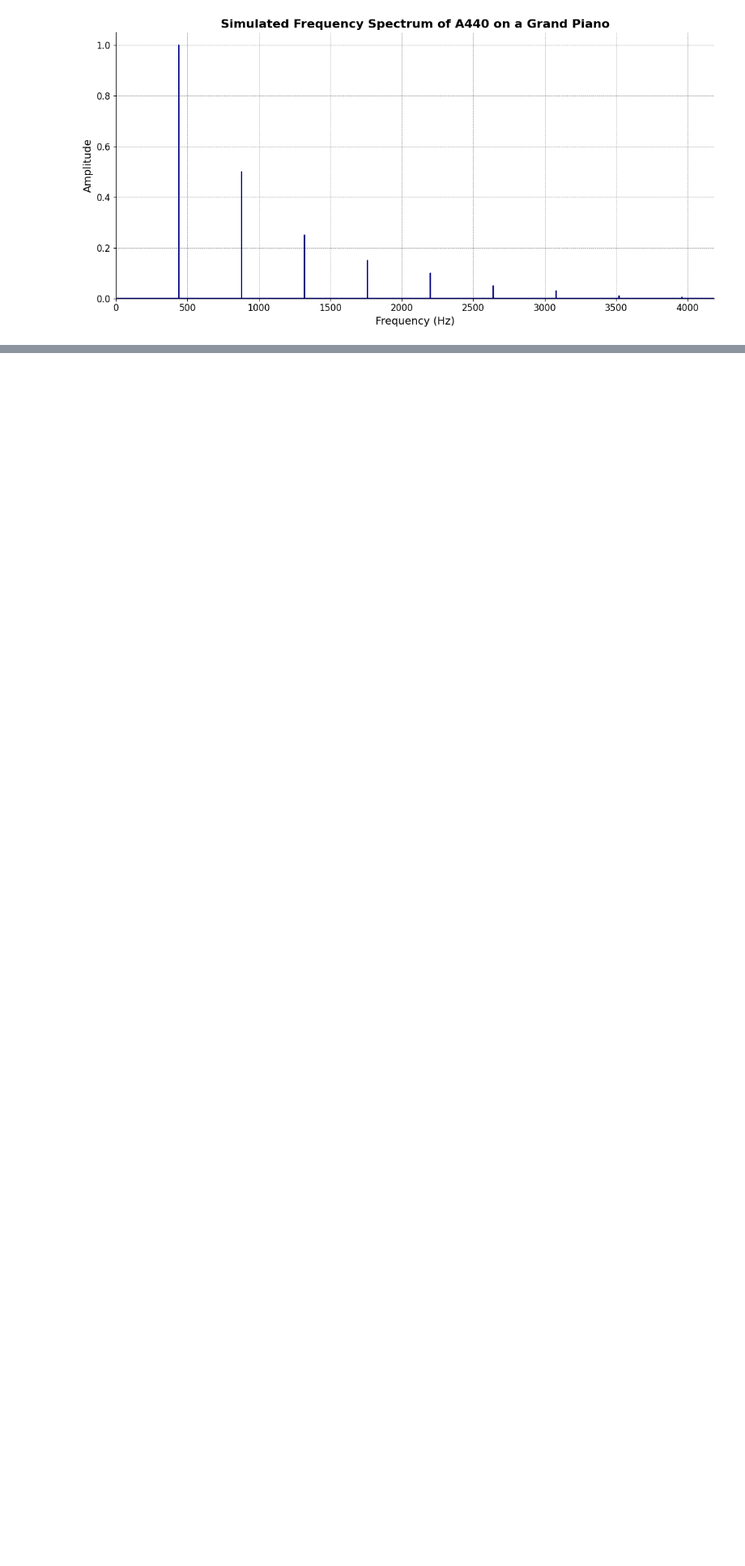
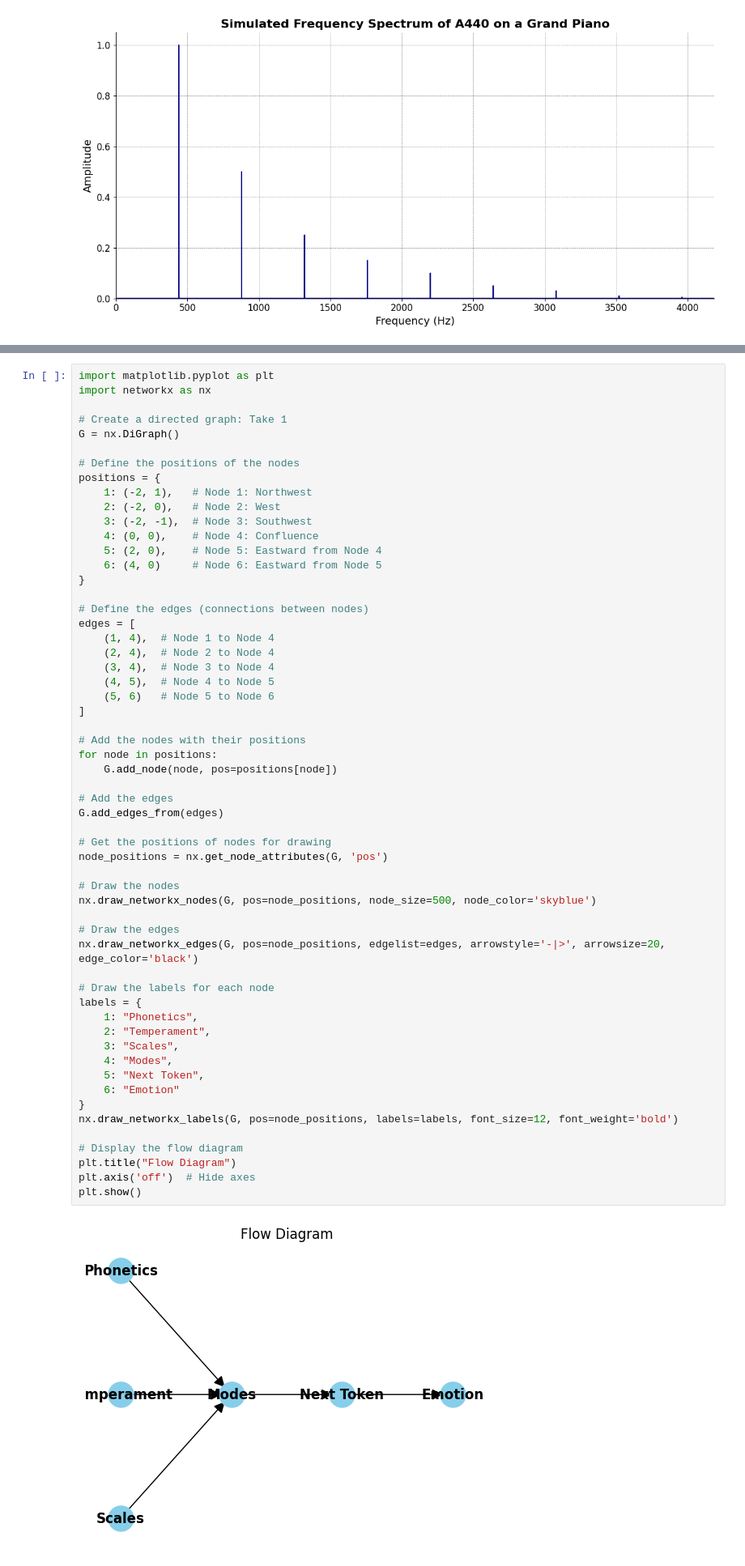
Before and after one commit to abikesa/workflow, a Jupyter notebook: _build/html/_sources/py.ipynb, the cells around one changed output, grey strips where cells are left out. Shown: that part at 81% size. Drawn from its saved outputs; the diff is of its cells as text; blank space fills up the shorter version.

Commit message:
flow diagram from music repo

```diff
--- a/_build/html/_sources/py.ipynb
+++ b/_build/html/_sources/py.ipynb
@@ -575,0 +588,59 @@ plt.show()
+# %%
+import matplotlib.pyplot as plt
+import networkx as nx
+
+# Create a directed graph: Take 1
+G = nx.DiGraph()
+
+# Define the positions of the nodes
+positions = {
+    1: (-2, 1),   # Node 1: Northwest
+    2: (-2, 0),   # Node 2: West
+    3: (-2, -1),  # Node 3: Southwest
+    4: (0, 0),    # Node 4: Confluence
+    5: (2, 0),    # Node 5: Eastward from Node 4
+    6: (4, 0)     # Node 6: Eastward from Node 5
+}
+
+# Define the edges (connections between nodes)
+edges = [
+    (1, 4),  # Node 1 to Node 4
+    (2, 4),  # Node 2 to Node 4
+    (3, 4),  # Node 3 to Node 4
+    (4, 5),  # Node 4 to Node 5
+    (5, 6)   # Node 5 to Node 6
+]
+
+# Add the nodes with their positions
+for node in positions:
+    G.add_node(node, pos=positions[node])
+
+# Add the edges
+G.add_edges_from(edges)
+
+# Get the positions of nodes for drawing
+node_positions = nx.get_node_attributes(G, 'pos')
+
+# Draw the nodes
+nx.draw_networkx_nodes(G, pos=node_positions, node_size=500, node_color='skyblue')
+
+# Draw the edges
+nx.draw_networkx_edges(G, pos=node_positions, edgelist=edges, arrowstyle='-|>', arrowsize=20, edge_color='black')
+
+# Draw the labels for each node
+labels = {
+    1: "Phonetics",
+    2: "Temperament",
+    3: "Scales",
+    4: "Modes",
+    5: "Next Token",
+    6: "Emotion"
+}
+nx.draw_networkx_labels(G, pos=node_positions, labels=labels, font_size=12, font_weight='bold')
+
+# Display the flow diagram
+plt.title("Flow Diagram")
+plt.axis('off')  # Hide axes
+plt.show()
+# %% [output]
+[figure, added]
```
Also changed, not shown: parts of 2 cells of this notebook, 12 other files.
